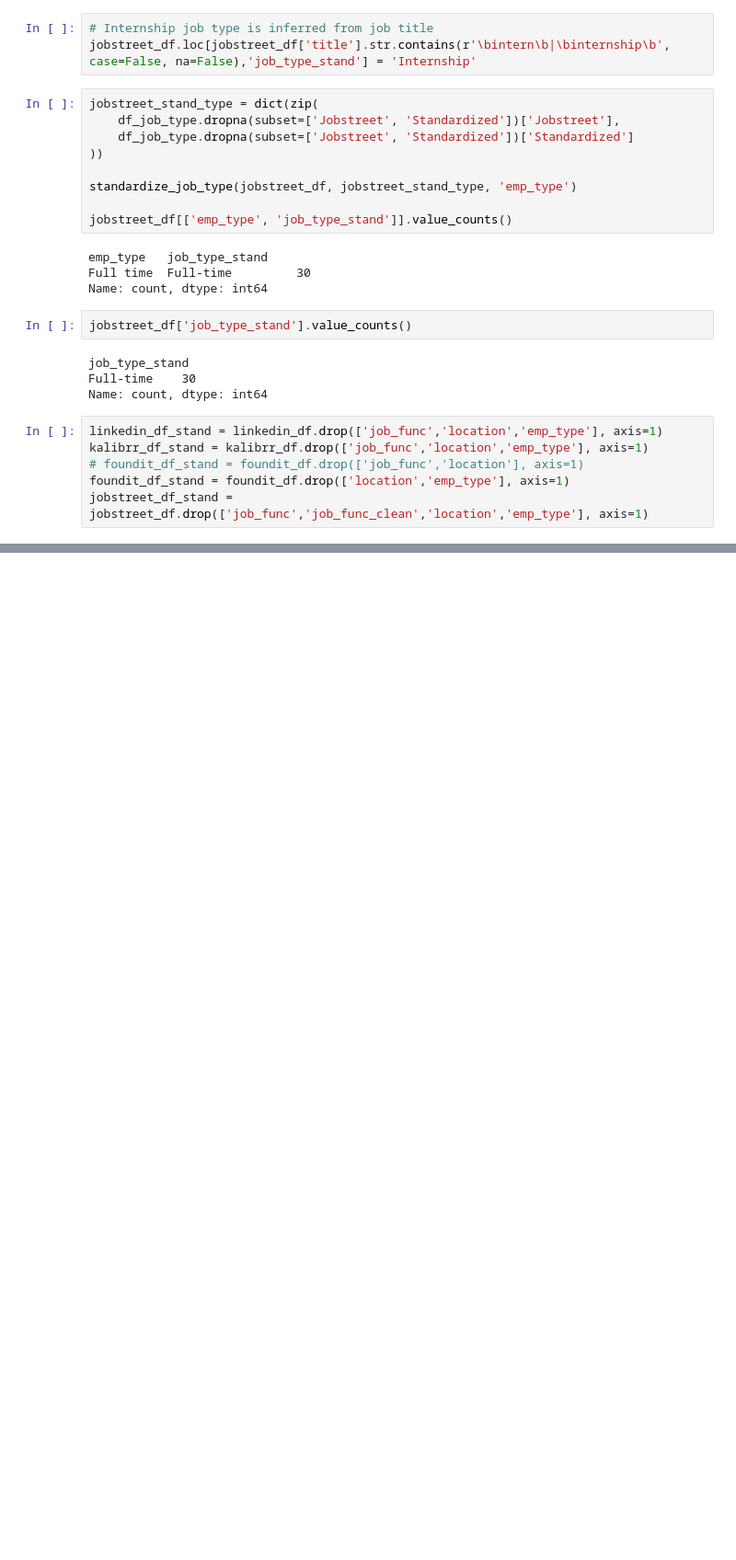
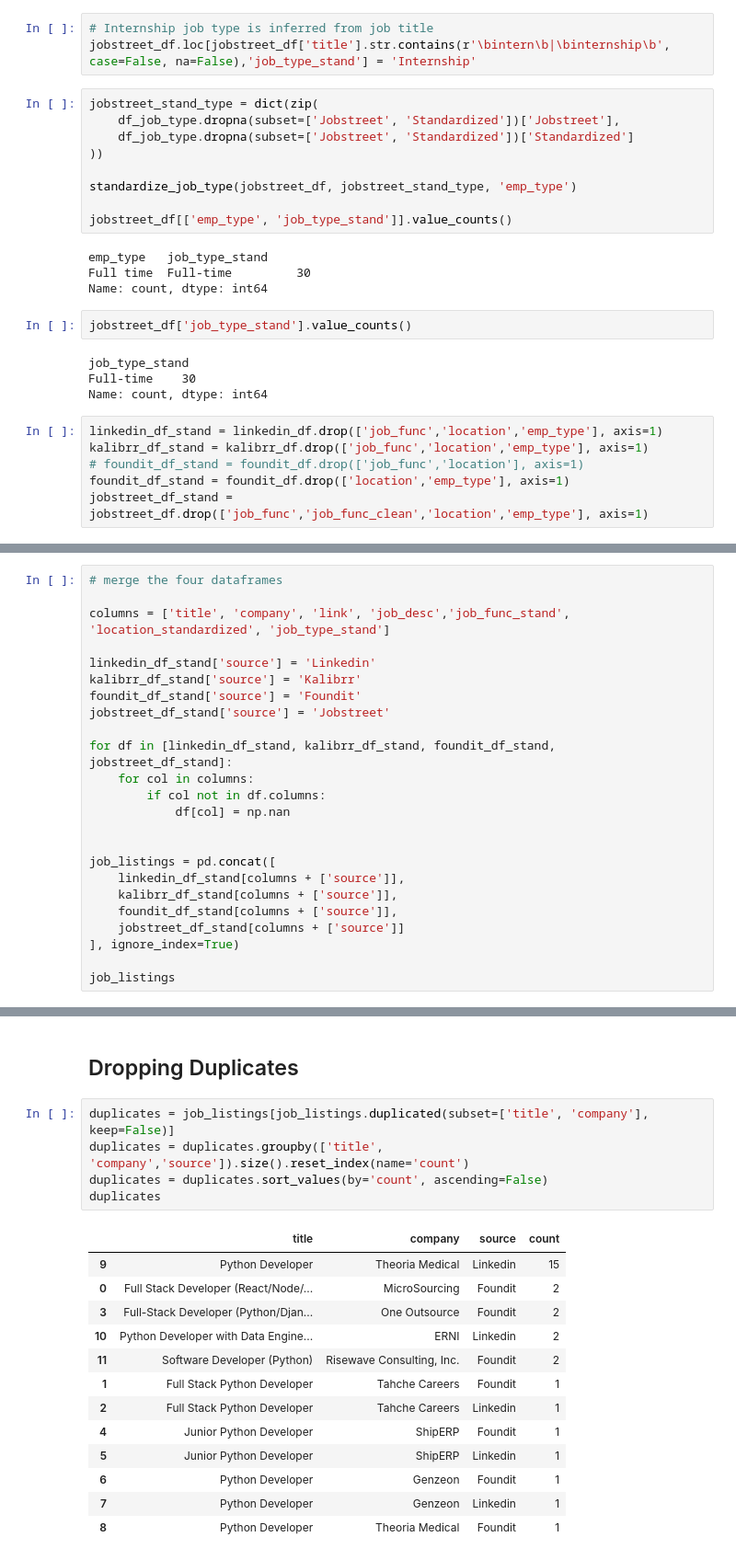
Before and after one commit to KyleCarlo/Job-Recommender-System, a Jupyter notebook: Scraping Notebook.ipynb, the cells around one changed output, grey strips where cells are left out. Shown at 92% size. Saved outputs shown, nothing was run; the diff lists cells and outputs as text; blank space fills up the shorter version.

Commit message:
done wt handling duplicate listings

```diff
--- a/Scraping Notebook.ipynb
+++ b/Scraping Notebook.ipynb
@@ -1097,0 +1124,24 @@ jobstreet_df_stand = jobstreet_df.drop(['job_func','job_func_clean','location','
+# %%
+# merge the four dataframes
+
+columns = ['title', 'company', 'link', 'job_desc','job_func_stand', 'location_standardized', 'job_type_stand']
+
+linkedin_df_stand['source'] = 'Linkedin'
+kalibrr_df_stand['source'] = 'Kalibrr'
+foundit_df_stand['source'] = 'Foundit'
+jobstreet_df_stand['source'] = 'Jobstreet'
+
+for df in [linkedin_df_stand, kalibrr_df_stand, foundit_df_stand, jobstreet_df_stand]:
+    for col in columns:
+        if col not in df.columns:
+            df[col] = np.nan
+
+
+job_listings = pd.concat([
+    linkedin_df_stand[columns + ['source']],
+    kalibrr_df_stand[columns + ['source']],
+    foundit_df_stand[columns + ['source']],
+    jobstreet_df_stand[columns + ['source']]
+], ignore_index=True)
+
+job_listings
@@ -1097,0 +1162,21 @@ jobstreet_df_stand = jobstreet_df.drop(['job_func','job_func_clean','location','
+# %% [markdown]
+## Dropping Duplicates
+# %%
+duplicates = job_listings[job_listings.duplicated(subset=['title', 'company'], keep=False)]
+duplicates = duplicates.groupby(['title', 'company','source']).size().reset_index(name='count')
+duplicates = duplicates.sort_values(by='count', ascending=False)
+duplicates
+# %% [output]
+|  | title | company | source | count |
+| 9 | Python Developer | Theoria Medical | Linkedin | 15 |
+| 0 | Full Stack Developer (React/Node/... | MicroSourcing | Foundit | 2 |
+| 3 | Full-Stack Developer (Python/Djan... | One Outsource | Foundit | 2 |
+| 10 | Python Developer with Data Engine... | ERNI | Linkedin | 2 |
+| 11 | Software Developer (Python) | Risewave Consulting, Inc. | Foundit | 2 |
+| 1 | Full Stack Python Developer | Tahche Careers | Foundit | 1 |
+| 2 | Full Stack Python Developer | Tahche Careers | Linkedin | 1 |
+| 4 | Junior Python Developer | ShipERP | Foundit | 1 |
+| 5 | Junior Python Developer | ShipERP | Linkedin | 1 |
+| 6 | Python Developer | Genzeon | Foundit | 1 |
+| 7 | Python Developer | Genzeon | Linkedin | 1 |
+| 8 | Python Developer | Theoria Medical | Foundit | 1 |
```
Also changed, not shown: parts of 18 cells of this notebook, 4 other files.
